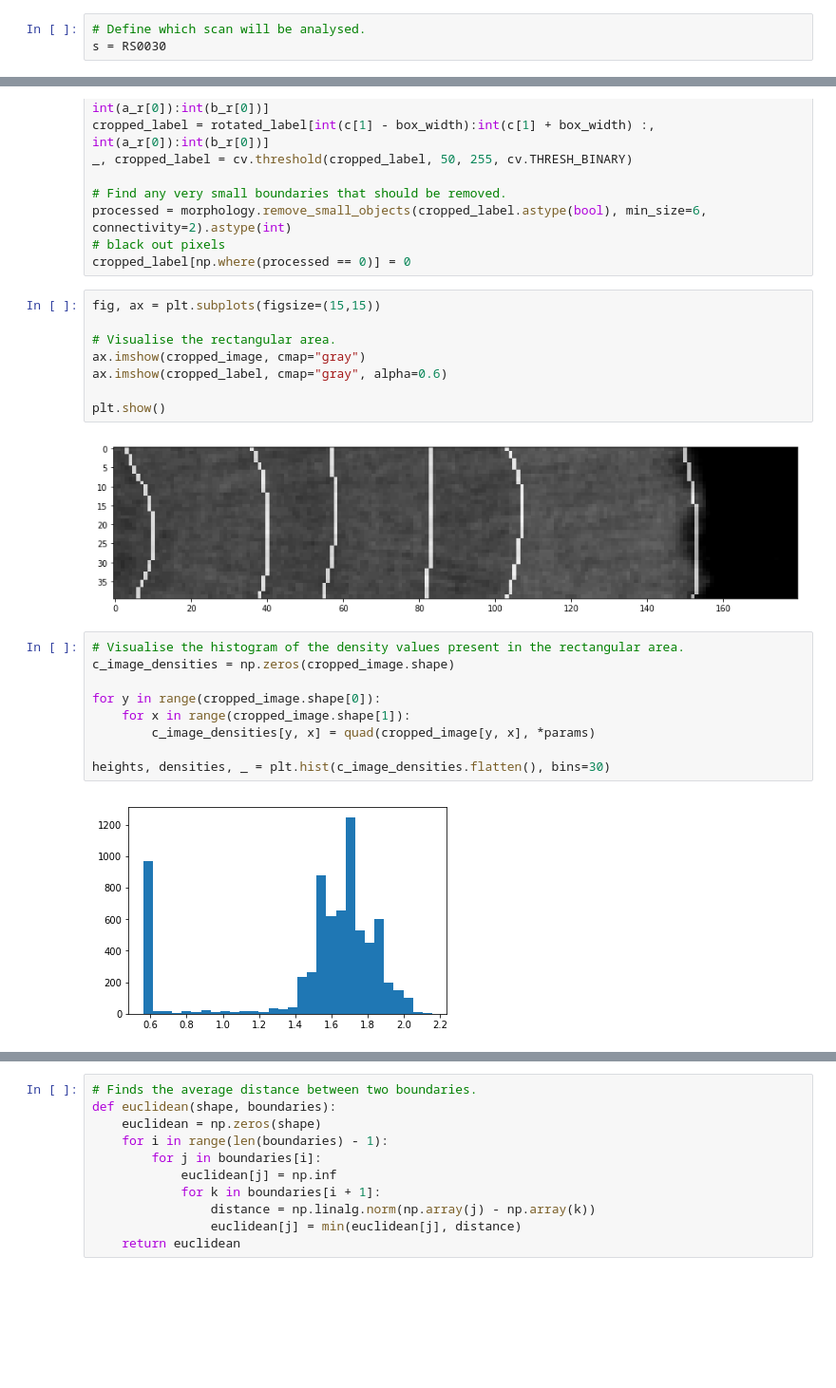
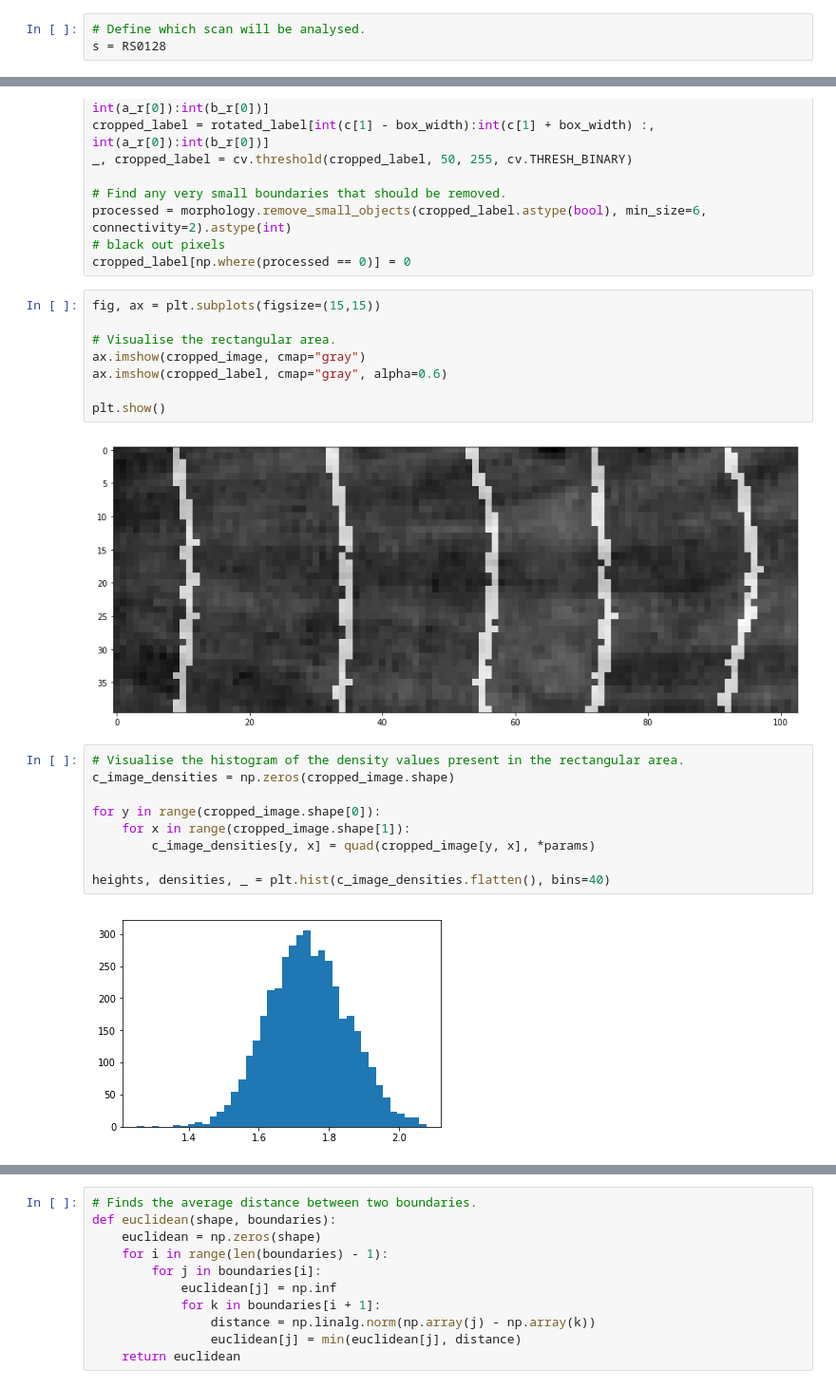
Before and after one commit to ainsleyrutterford/DeepC, a Jupyter notebook: utils/calcification.ipynb, the cells around one changed output, grey strips where cells are left out. Shown at 95% size. Cells and saved outputs as stored; diff of their text form; blank space fills up the shorter version.

```diff
--- a/utils/calcification.ipynb
+++ b/utils/calcification.ipynb
@@ -52,7 +58,7 @@ RS0130 = Slice(name="calcification/RS0130_xz_820",
                voxel_size=0.103730022907257)
 # %%
 # Define which scan will be analysed.
-s = RS0030
+s = RS0128
 # %%
 # Read in image and skeleton
 image = cv.imread(s.image, -1)
@@ -202,16 +211,16 @@ ax.imshow(cropped_label, cmap="gray", alpha=0.6)
 
 plt.show()
 # %% [output]
-[figure, old version]
+[figure, new version]
 # %%
 # Visualise the histogram of the density values present in the rectangular area.
 c_image_densities = np.zeros(cropped_image.shape)
 
 for y in range(cropped_image.shape[0]):
     for x in range(cropped_image.shape[1]):
         c_image_densities[y, x] = quad(cropped_image[y, x], *params)
 
-heights, densities, _ = plt.hist(c_image_densities.flatten(), bins=30)
+heights, densities, _ = plt.hist(c_image_densities.flatten(), bins=40)
 # %% [output]
-[figure, old version]
+[figure, new version]
 # %%
```
Also changed, not shown: parts of 14 cells of this notebook.
